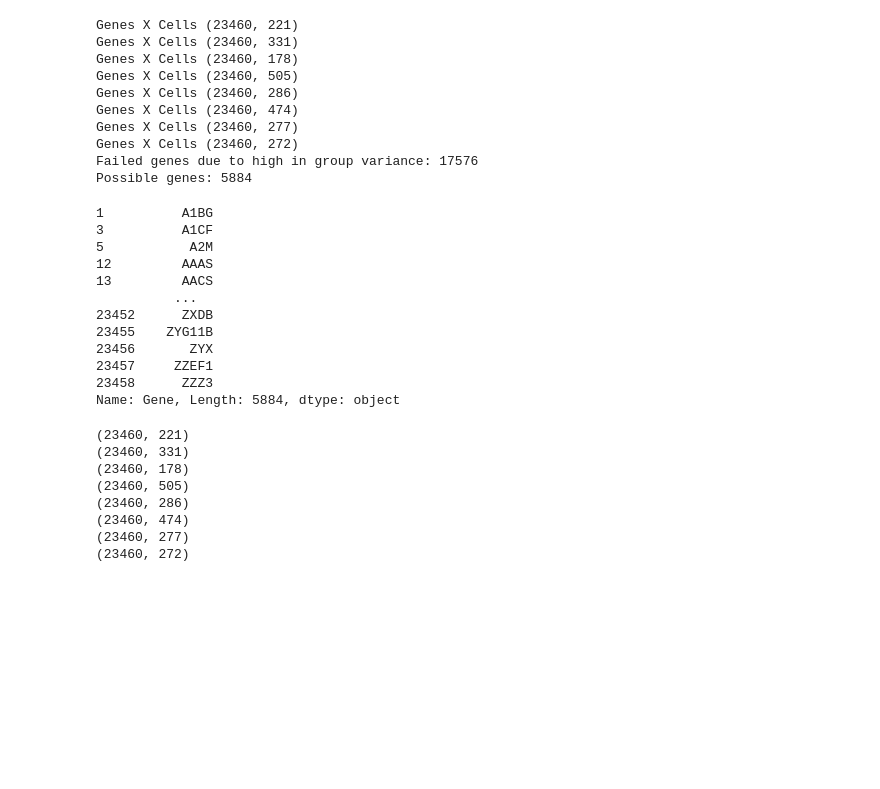
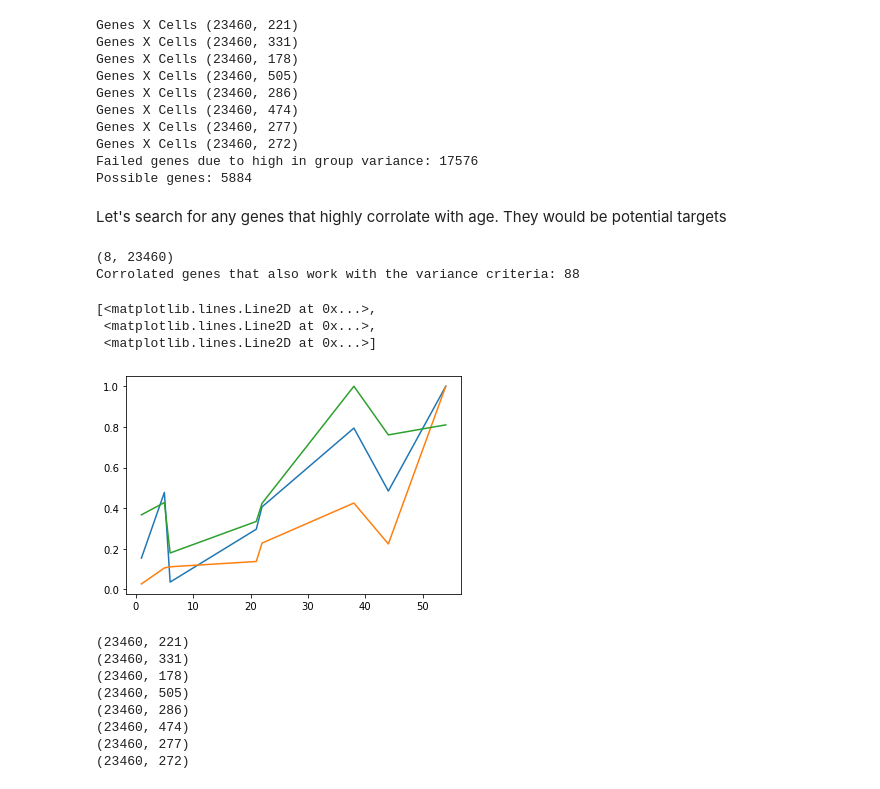
Before and after one commit to RARARARARARARARARARARARA/RNAseqAnalysis, a Jupyter notebook: Processing.ipynb, the cells around one changed output. Drawn from its saved outputs; the diff is of its cells as text; code cells hidden in the pictures; blank space fills up the shorter version.

Commit message:
starting to find some potentially good genes

```diff
--- a/Processing.ipynb
+++ b/Processing.ipynb
@@ -120,21 +120,30 @@ Genes X Cells (23460, 277)
 Genes X Cells (23460, 272)
 Failed genes due to high in group variance: 17576
 Possible genes: 5884
-# %%
-print(potentialgenes)
-# %% [output]
-1          A1BG
-3          A1CF
-5           A2M
-12         AAAS
-13         AACS
-          ...
-23452      ZXDB
-23455    ZYG11B
-23456       ZYX
-23457     ZZEF1
-23458      ZZZ3
-Name: Gene, Length: 5884, dtype: object
+# %% [markdown]
+Let's search for any genes that highly corrolate with age. They would be potential targets
+# %%
+print(means.shape)
+t = [int(i[:2]) for i in sorted(listdir(folder))]
+goodinds = []
+for i,y in enumerate(means.T):
+    if np.std(y) > 1:
+        r,p = sp.stats.pearsonr(t,y)
+        if abs(r) > 0.8 and p < 0.05:
+            goodinds += [i]
+
+
+print('Corrolated genes that also work with the variance criteria:',len(goodinds))
+# %% [output]
+(8, 23460)
+Corrolated genes that also work with the variance criteria: 88
+# %%
+plt.plot(t,means[:,goodinds[:3]]/means[:,goodinds[:3]].max(axis=0))
+# %% [output]
+[<matplotlib.lines.Line2D at 0x...>,
+ <matplotlib.lines.Line2D at 0x...>,
+ <matplotlib.lines.Line2D at 0x...>]
+[figure, added]
 # %%
 folder = 'DenoisedData/'
 clr = ['b', 'g', 'r', 'c', 'm', 'y', 'k', 'w']
```
Also changed, not shown: parts of 1 cell of this notebook.
